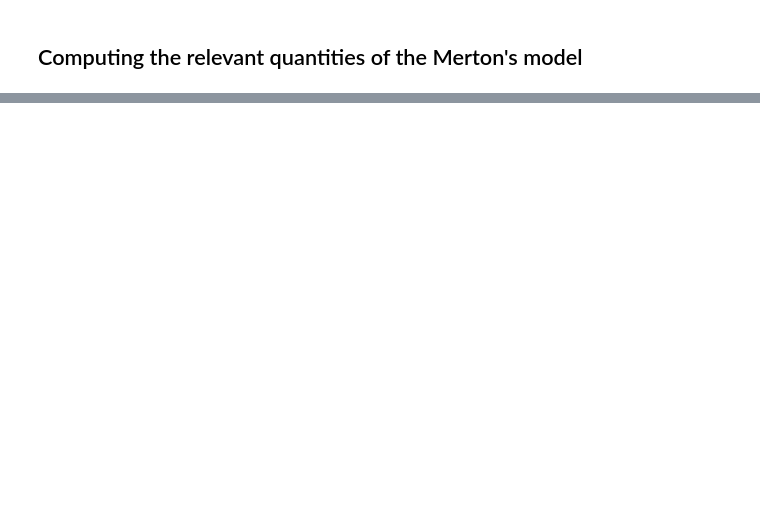
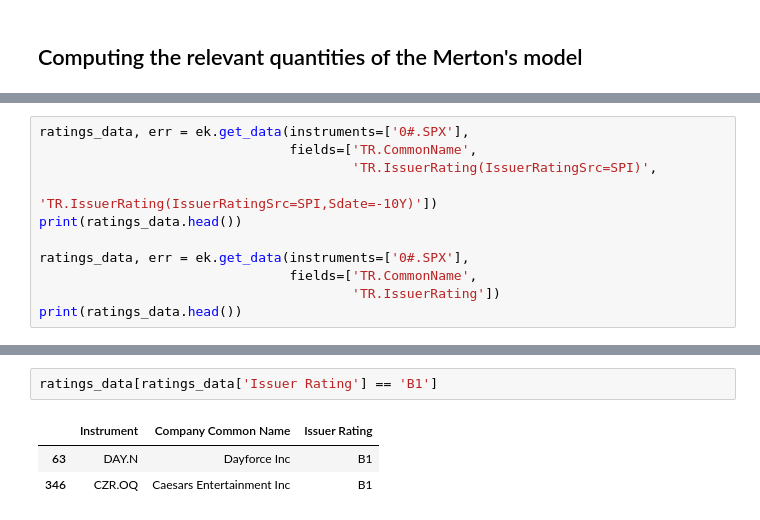
Before and after one commit to francescomazzolin/stochastic-finance-project, a Jupyter notebook: main.ipynb, the cells around one changed output, grey strips where cells are left out. Cells and saved outputs as stored; diff of their text form; blank space fills up the shorter version.

```diff
--- a/main.ipynb
+++ b/main.ipynb
@@ -603,0 +476,11 @@ KeyError: 'Common Equity - Total'
+# %%
+ratings_data, err = ek.get_data(instruments=['0#.SPX'],
+                                fields=['TR.CommonName',
+                                        'TR.IssuerRating(IssuerRatingSrc=SPI)',
+                                        'TR.IssuerRating(IssuerRatingSrc=SPI,Sdate=-10Y)'])
+print(ratings_data.head())
+
+ratings_data, err = ek.get_data(instruments=['0#.SPX'],
+                                fields=['TR.CommonName',
+                                        'TR.IssuerRating'])
+print(ratings_data.head())
@@ -603,0 +520,6 @@ KeyError: 'Common Equity - Total'
+# %%
+ratings_data[ratings_data['Issuer Rating'] == 'B1']
+# %% [output]
+|  | Instrument | Company Common Name | Issuer Rating |
+| 63 | DAY.N | Dayforce Inc | B1 |
+| 346 | CZR.OQ | Caesars Entertainment Inc | B1 |
```
Also changed, not shown: parts of 28 cells of this notebook, 2 other files.
